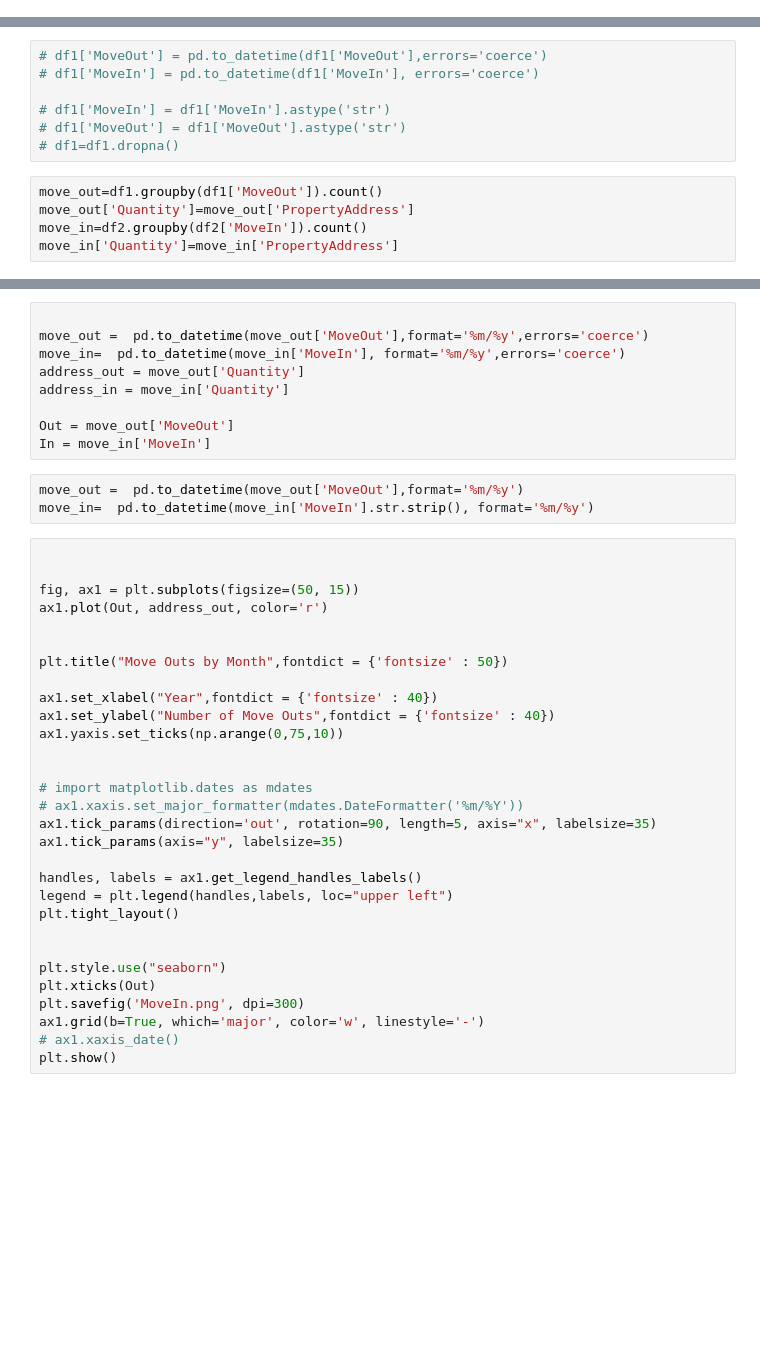
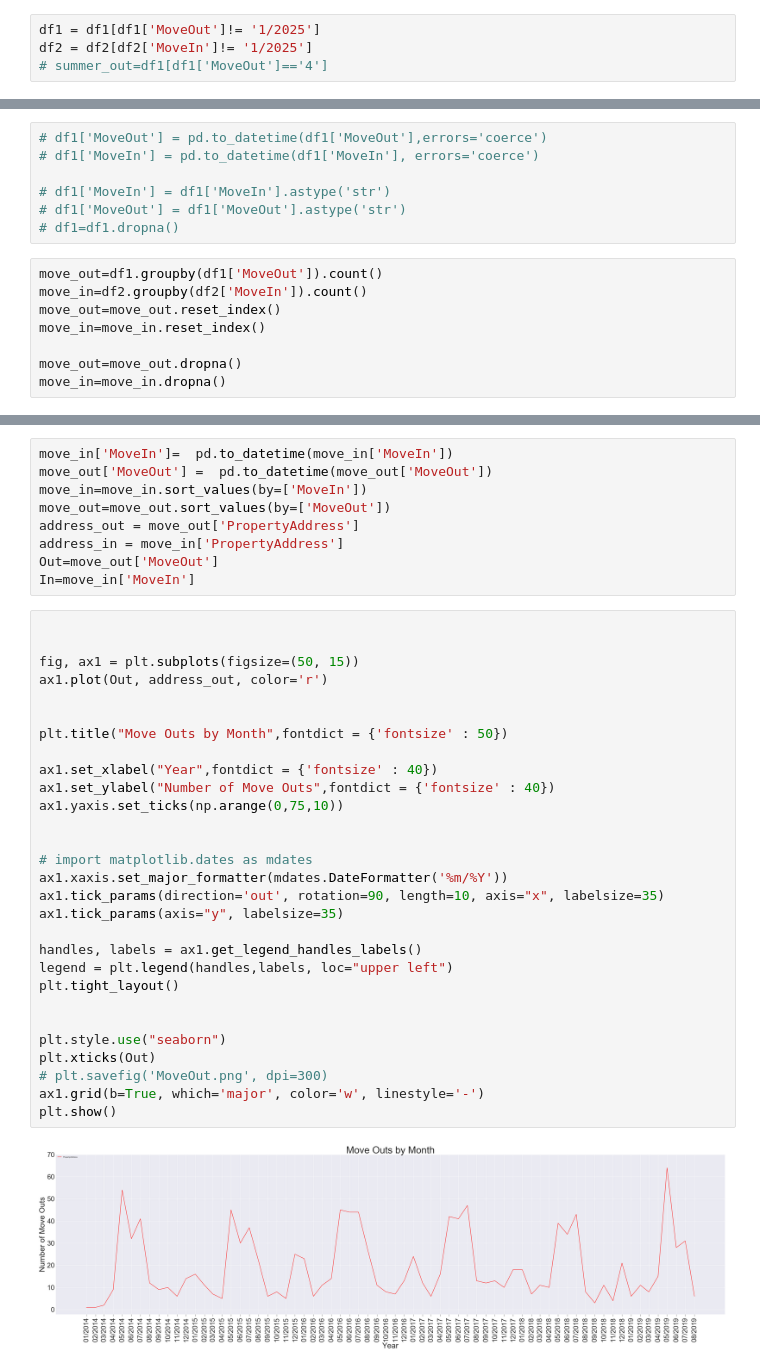
Before and after one commit to LoriHarris/turns_data, a Jupyter notebook: Untitled.ipynb, the cells around one changed output, grey strips where cells are left out. Cells and saved outputs as stored; diff of their text form; blank space fills up the shorter version.

Commit message:
converted dates to datetime objectS

```diff
--- a/Untitled.ipynb
+++ b/Untitled.ipynb
@@ -42,0 +66,4 @@ df2.head()
+# %%
+df1 = df1[df1['MoveOut']!= '1/2025']
+df2 = df2[df2['MoveIn']!= '1/2025']
+# summer_out=df1[df1['MoveOut']=='4']
@@ -49,6 +85,9 @@ df2.head()
 # df1=df1.dropna()
 # %%
 move_out=df1.groupby(df1['MoveOut']).count()
-move_out['Quantity']=move_out['PropertyAddress']
 move_in=df2.groupby(df2['MoveIn']).count()
-move_in['Quantity']=move_in['PropertyAddress']
+move_out=move_out.reset_index()
+move_in=move_in.reset_index()
+
+move_out=move_out.dropna()
+move_in=move_in.dropna()
@@ -61,45 +103,43 @@ move_in.head()
 # %%
-
-move_out =  pd.to_datetime(move_out['MoveOut'],format='%m/%y',errors='coerce')
-move_in=  pd.to_datetime(move_in['MoveIn'], format='%m/%y',errors='coerce')
-address_out = move_out['Quantity']
-address_in = move_in['Quantity']
-
-Out = move_out['MoveOut']
-In = move_in['MoveIn']
+move_in['MoveIn']=  pd.to_datetime(move_in['MoveIn'])
+move_out['MoveOut'] =  pd.to_datetime(move_out['MoveOut'])
+move_in=move_in.sort_values(by=['MoveIn'])
+move_out=move_out.sort_values(by=['MoveOut'])
+address_out = move_out['PropertyAddress']
+address_in = move_in['PropertyAddress']
+Out=move_out['MoveOut']
+In=move_in['MoveIn']
-# %%
-move_out =  pd.to_datetime(move_out['MoveOut'],format='%m/%y')
-move_in=  pd.to_datetime(move_in['MoveIn'].str.strip(), format='%m/%y')
 # %%
 
 
 fig, ax1 = plt.subplots(figsize=(50, 15))
 ax1.plot(Out, address_out, color='r')
 
 
 plt.title("Move Outs by Month",fontdict = {'fontsize' : 50})
 
 ax1.set_xlabel("Year",fontdict = {'fontsize' : 40})
 ax1.set_ylabel("Number of Move Outs",fontdict = {'fontsize' : 40})
 ax1.yaxis.set_ticks(np.arange(0,75,10))
 
 
 # import matplotlib.dates as mdates
-# ax1.xaxis.set_major_formatter(mdates.DateFormatter('%m/%Y'))
-ax1.tick_params(direction='out', rotation=90, length=5, axis="x", labelsize=35)
+ax1.xaxis.set_major_formatter(mdates.DateFormatter('%m/%Y'))
+ax1.tick_params(direction='out', rotation=90, length=10, axis="x", labelsize=35)
 ax1.tick_params(axis="y", labelsize=35)
 
 handles, labels = ax1.get_legend_handles_labels()
 legend = plt.legend(handles,labels, loc="upper left")
 plt.tight_layout()
 
 
 plt.style.use("seaborn")
 plt.xticks(Out)
-plt.savefig('MoveIn.png', dpi=300)
+# plt.savefig('MoveOut.png', dpi=300)
 ax1.grid(b=True, which='major', color='w', linestyle='-')
-# ax1.xaxis_date()
 plt.show()
+# %% [output]
+[figure, added]
 # %%
 
 fig, ax1 = plt.subplots(figsize=(50, 15))
```
Also changed, not shown: parts of 9 cells of this notebook, 3 other files.
